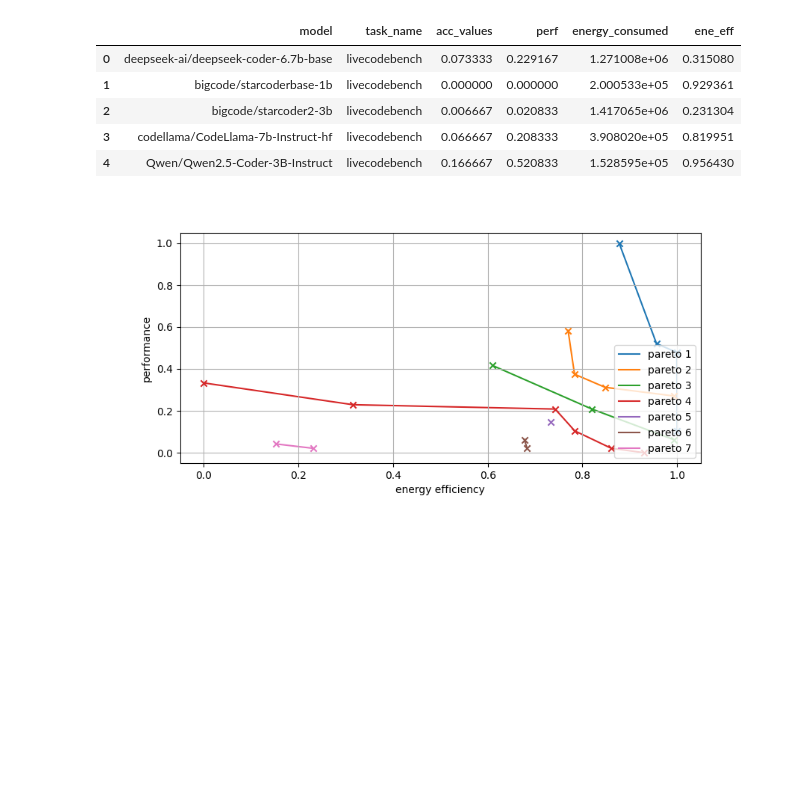
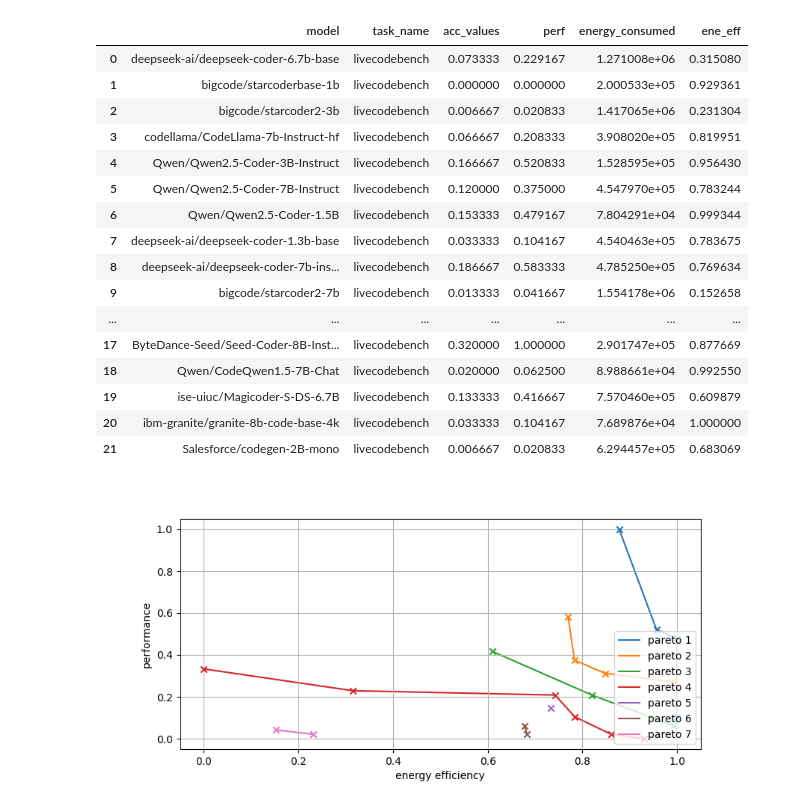
Before and after one commit to SMART-Dal/LLM-Sustainability-Rater, a Jupyter notebook: llm_labeling/rating_llms.ipynb, the cells around one changed output. Cells and saved outputs as stored; diff of their text form; code cells hidden in the pictures; blank space fills up the shorter version.

```diff
--- a/llm_labeling/rating_llms.ipynb
+++ b/llm_labeling/rating_llms.ipynb
@@ -20,6 +20,7 @@ task_name = "livecodebench"
 acc_keys = {"livecodebench": "acc", "code2text_python": "smoothed_bleu_4,create_output"}
 df = df[df["task_name"] == task_name]
 df["acc_values"] = df["acc_values"].apply(lambda x: x[acc_keys[task_name]])
+df = df.reset_index()
 # %%
 def norm_min_max(df: pd.DataFrame, col: str):
     values = df[col]
@@ -30,14 +31,25 @@ df["ene_eff"] = 1 - df["energy_norm"]
 df["perf"] = norm_min_max(df, "acc_values")
 df = df[["model", "task_name", "acc_values", "perf", "energy_consumed", "ene_eff"]]
 # %%
-df.head()
+df
 # %% [output]
 |  | model | task_name | acc_values | perf | energy_consumed | ene_eff |
 | 0 | deepseek-ai/deepseek-coder-6.7b-base | livecodebench | 0.073333 | 0.229167 | 1.271008e+06 | 0.315080 |
 | 1 | bigcode/starcoderbase-1b | livecodebench | 0.000000 | 0.000000 | 2.000533e+05 | 0.929361 |
 | 2 | bigcode/starcoder2-3b | livecodebench | 0.006667 | 0.020833 | 1.417065e+06 | 0.231304 |
 | 3 | codellama/CodeLlama-7b-Instruct-hf | livecodebench | 0.066667 | 0.208333 | 3.908020e+05 | 0.819951 |
 | 4 | Qwen/Qwen2.5-Coder-3B-Instruct | livecodebench | 0.166667 | 0.520833 | 1.528595e+05 | 0.956430 |
+| 5 | Qwen/Qwen2.5-Coder-7B-Instruct | livecodebench | 0.120000 | 0.375000 | 4.547970e+05 | 0.783244 |
+| 6 | Qwen/Qwen2.5-Coder-1.5B | livecodebench | 0.153333 | 0.479167 | 7.804291e+04 | 0.999344 |
+| 7 | deepseek-ai/deepseek-coder-1.3b-base | livecodebench | 0.033333 | 0.104167 | 4.540463e+05 | 0.783675 |
+| 8 | deepseek-ai/deepseek-coder-7b-ins... | livecodebench | 0.186667 | 0.583333 | 4.785250e+05 | 0.769634 |
+| 9 | bigcode/starcoder2-7b | livecodebench | 0.013333 | 0.041667 | 1.554178e+06 | 0.152658 |
+| ... | ... | ... | ... | ... | ... | ... |
+| 17 | ByteDance-Seed/Seed-Coder-8B-Inst... | livecodebench | 0.320000 | 1.000000 | 2.901747e+05 | 0.877669 |
+| 18 | Qwen/CodeQwen1.5-7B-Chat | livecodebench | 0.020000 | 0.062500 | 8.988661e+04 | 0.992550 |
+| 19 | ise-uiuc/Magicoder-S-DS-6.7B | livecodebench | 0.133333 | 0.416667 | 7.570460e+05 | 0.609879 |
+| 20 | ibm-granite/granite-8b-code-base-4k | livecodebench | 0.033333 | 0.104167 | 7.689876e+04 | 1.000000 |
+| 21 | Salesforce/codegen-2B-mono | livecodebench | 0.006667 | 0.020833 | 6.294457e+05 | 0.683069 |
 # %%
 def identify_all_pareto_optimals(x_points, y_points, models):
     all_pareto = []
```
Also changed, not shown: parts of 5 cells of this notebook, 2 other files.
